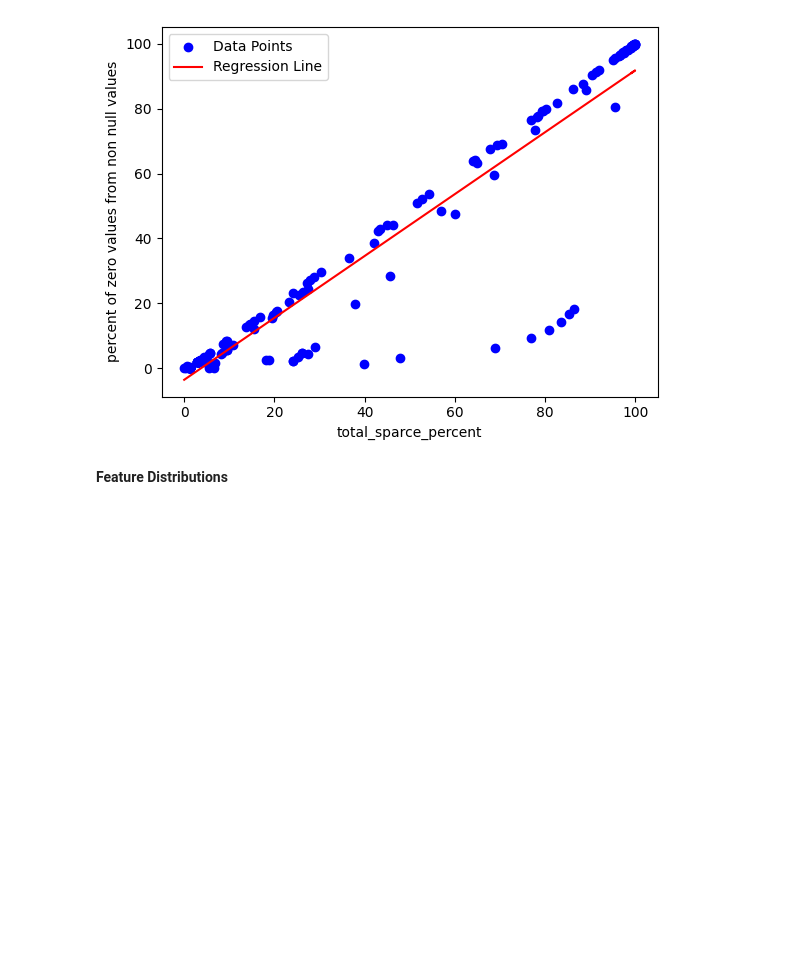
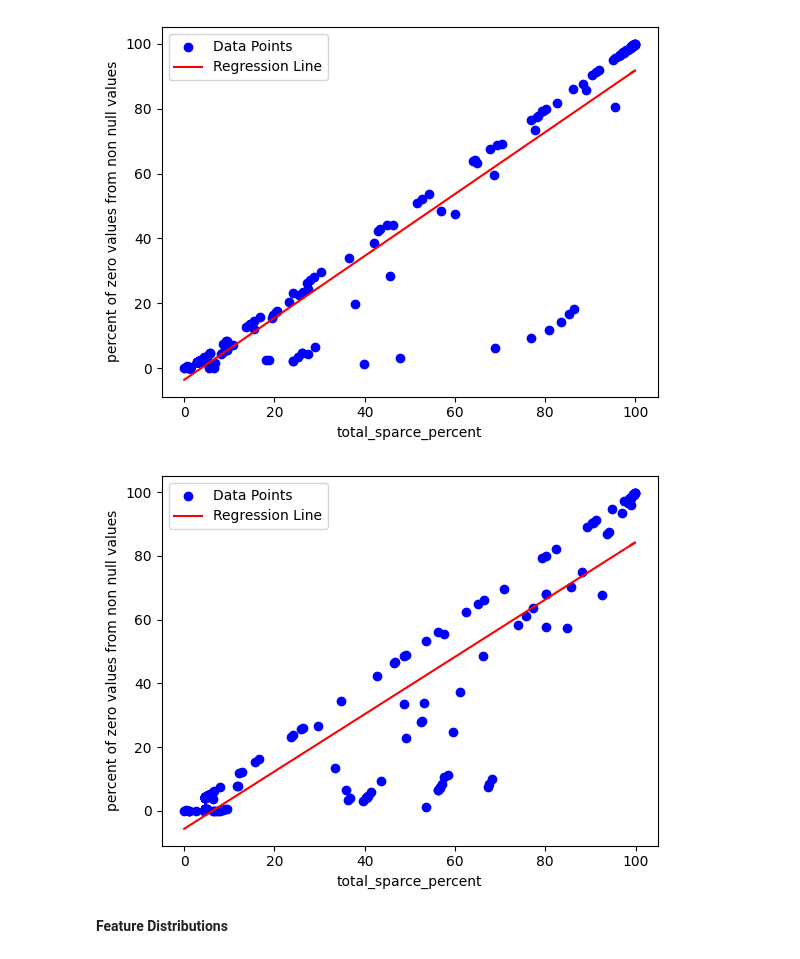
Before and after one commit to Lughaidh-w/DataPrep_ca1, a Jupyter notebook: CA1.ipynb, the cells around one changed output. Cells and saved outputs as stored; diff of their text form; code cells hidden in the pictures; blank space fills up the shorter version.

Commit message:
percentage of null values + some pca

```diff
--- a/CA1.ipynb
+++ b/CA1.ipynb
@@ -95,3 +131,16 @@ def countplot(df, var, x_size=4, y_size=4, title="Countplot", x_label="Values",
+# %%
+def sparse_lr(df, x, y):
+    plt.scatter(df[x], df[y], label='Data Points', color='b')
+
+    slope, intercept, r_value, p_value, std_err = linregress(df[x], df[y])
+    line = slope * df[x] + intercept
+
+    plt.plot(df[x], line, label='Regression Line', color='r')
+
+    plt.xlabel(x)
+    plt.ylabel(y)
+    plt.legend()
+    plt.show()
 # %% [markdown]
 ### 3. Results
 # %% [markdown]
@@ -469,5 +396,12 @@ plt.show()
 # %% [output]
 [figure]
+# %%
+df1 = df[df["class"] == "pos"]
+sparse_df2 = make_sparse_df(df1)
+# %%
+sparse_lr(sparse_df2, "total_sparce_percent", "percent of zero values from non null values")
+# %% [output]
+[figure, added]
 # %% [markdown]
 <b>Feature Distributions
 # %%
```
Also changed, not shown: parts of 31 cells of this notebook.
